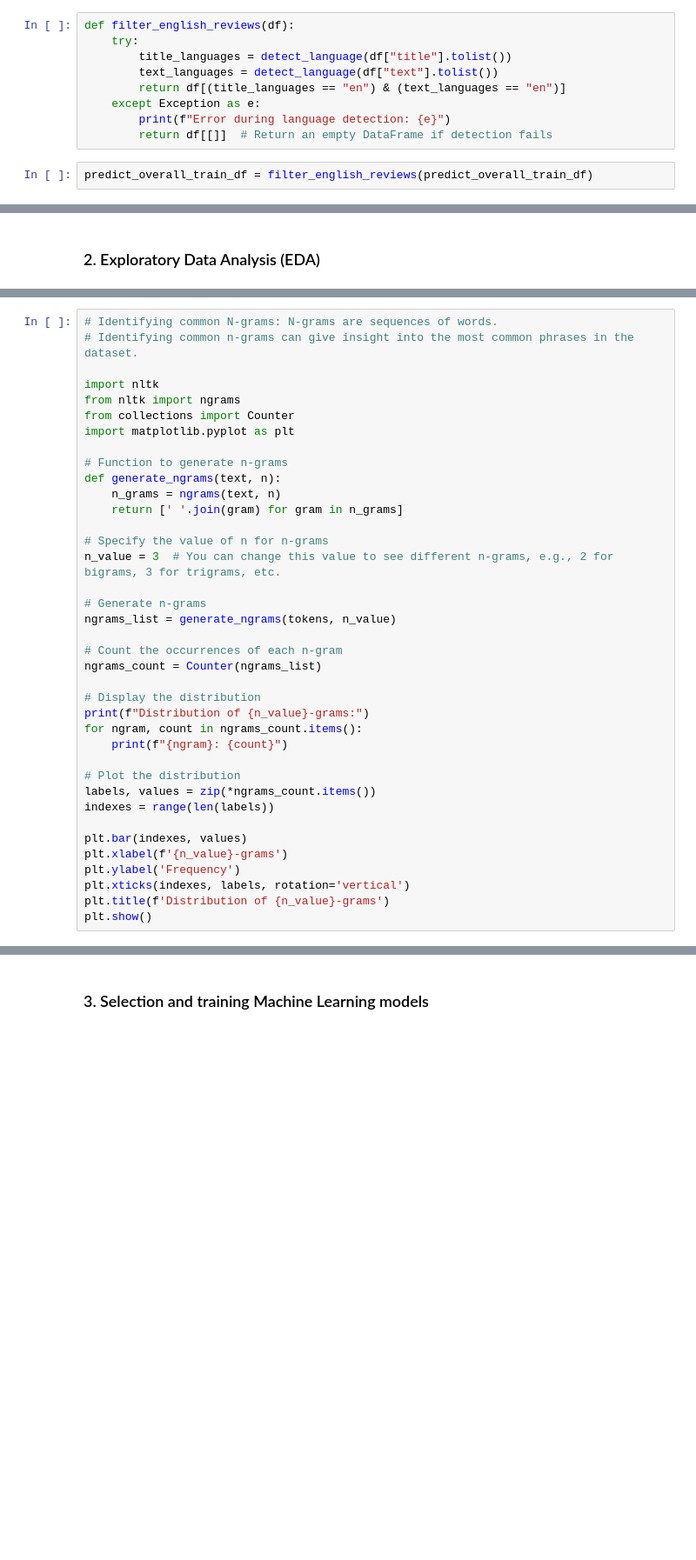
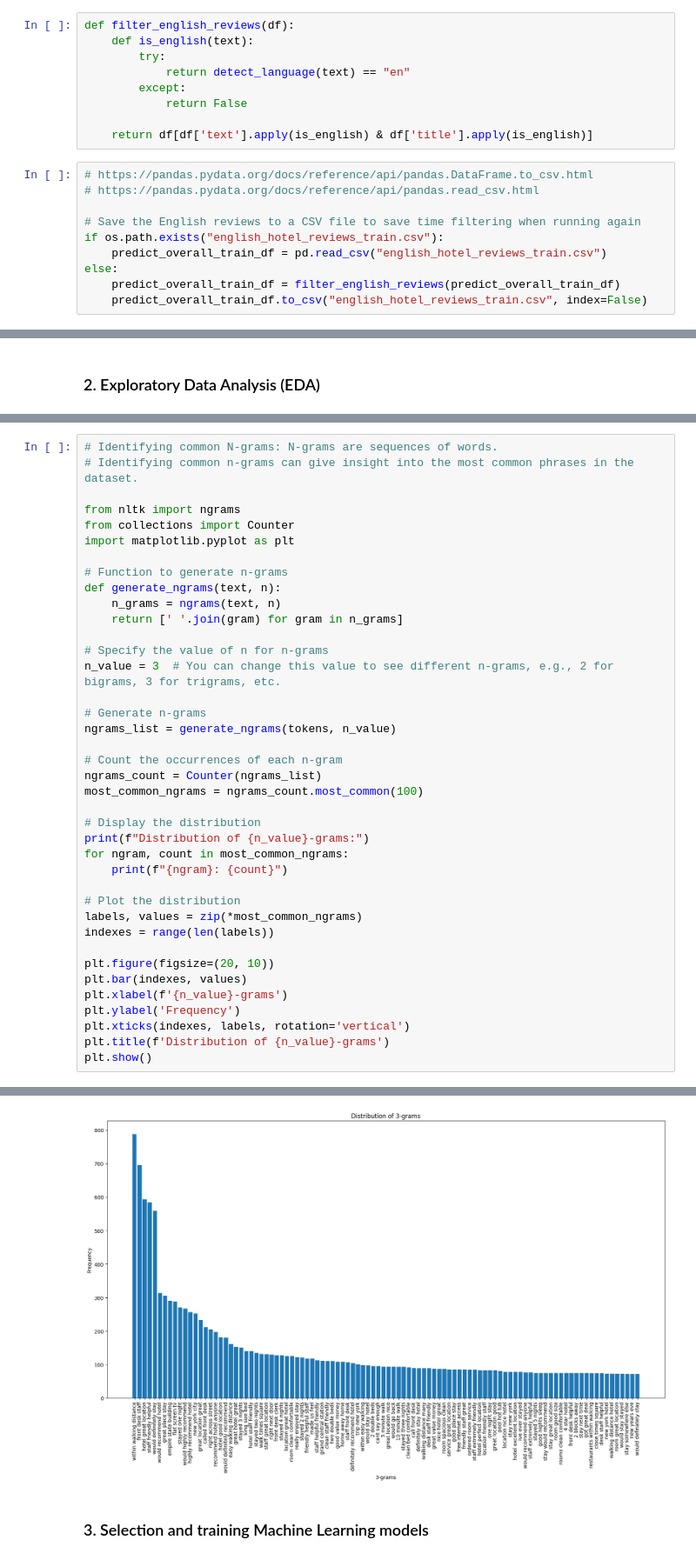
Before and after one commit to CHamilton0/COMP-SCI-7417-Applied-Natural-Language-Processing, a Jupyter notebook: Assignment1/ANLP_2025_S1_assignment1_a1766121_christopher_hamilton_version02.ipynb, the cells around one changed output, grey strips where cells are left out. Shown: that part at 87% size. Saved outputs shown, nothing was run; the diff lists cells and outputs as text; blank space fills up the shorter version.

Commit message:
Commit version 9: Adds some extra logic to save time

```diff
--- a/Assignment1/ANLP_2025_S1_assignment1_a1766121_christopher_hamilton_version02.ipynb
+++ b/Assignment1/ANLP_2025_S1_assignment1_a1766121_christopher_hamilton_version02.ipynb
@@ -57,14 +57,22 @@ predict_overall_train_df.head()
 | 4 | Ripped off our VISA card after de... | After we received our final bill ... | 1.0 |
 # %%
 def filter_english_reviews(df):
-    try:
-        title_languages = detect_language(df["title"].tolist())
-        text_languages = detect_language(df["text"].tolist())
-        return df[(title_languages == "en") & (text_languages == "en")]
-    except Exception as e:
-        print(f"Error during language detection: {e}")
-        return df[[]]  # Return an empty DataFrame if detection fails
+    def is_english(text):
+        try:
+            return detect_language(text) == "en"
+        except:
+            return False
+
+    return df[df['text'].apply(is_english) & df['title'].apply(is_english)]
 # %%
-predict_overall_train_df = filter_english_reviews(predict_overall_train_df)
+# https://pandas.pydata.org/docs/reference/api/pandas.DataFrame.to_csv.html
+# https://pandas.pydata.org/docs/reference/api/pandas.read_csv.html
+
+# Save the English reviews to a CSV file to save time filtering when running again
+if os.path.exists("english_hotel_reviews_train.csv"):
+    predict_overall_train_df = pd.read_csv("english_hotel_reviews_train.csv")
+else:
+    predict_overall_train_df = filter_english_reviews(predict_overall_train_df)
+    predict_overall_train_df.to_csv("english_hotel_reviews_train.csv", index=False)
 # %%
 predict_overall_train_df.head()
@@ -144,7 +207,6 @@ plt.show()
 # Identifying common N-grams: N-grams are sequences of words.
 # Identifying common n-grams can give insight into the most common phrases in the dataset.
 
-import nltk
 from nltk import ngrams
 from collections import Counter
 import matplotlib.pyplot as plt
@@ -162,19 +224,22 @@ ngrams_list = generate_ngrams(tokens, n_value)
 
 # Count the occurrences of each n-gram
 ngrams_count = Counter(ngrams_list)
+most_common_ngrams = ngrams_count.most_common(100)
 
 # Display the distribution
 print(f"Distribution of {n_value}-grams:")
-for ngram, count in ngrams_count.items():
+for ngram, count in most_common_ngrams:
     print(f"{ngram}: {count}")
 
 # Plot the distribution
-labels, values = zip(*ngrams_count.items())
+labels, values = zip(*most_common_ngrams)
 indexes = range(len(labels))
 
+plt.figure(figsize=(20, 10))
 plt.bar(indexes, values)
 plt.xlabel(f'{n_value}-grams')
 plt.ylabel('Frequency')
 plt.xticks(indexes, labels, rotation='vertical')
 plt.title(f'Distribution of {n_value}-grams')
 plt.show()
+# %% [output]
@@ -181,3 +263,4 @@ plt.show()
+[figure, added]
 # %% [markdown]
 ### 3. Selection and training Machine Learning models
 # %%
```
Also changed, not shown: parts of 19 cells of this notebook, 1 other file.
